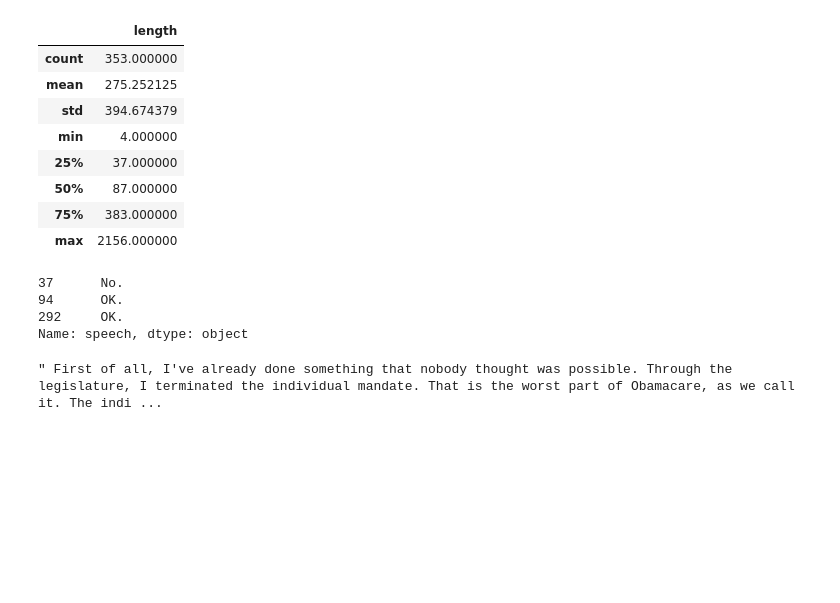
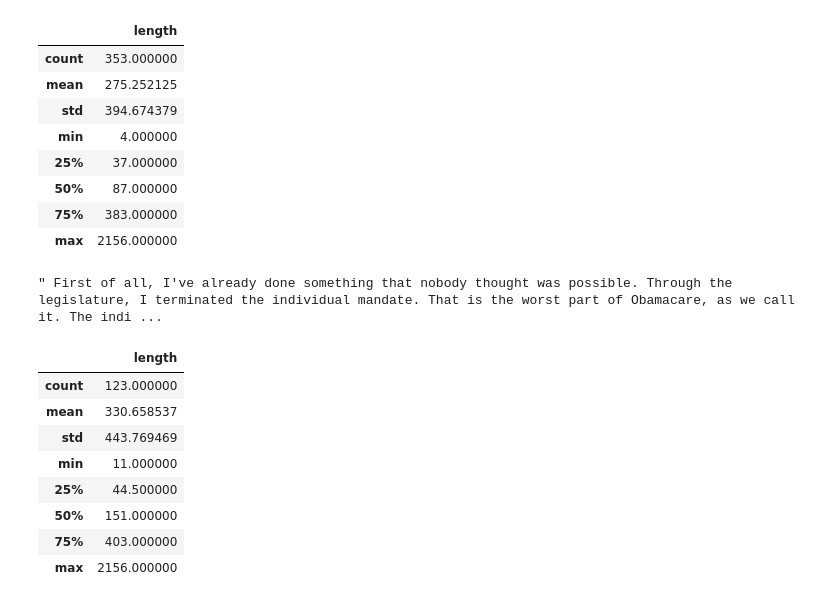
Before and after one commit to AmmarNassan/Supervised-Learning-with-Python, a Jupyter notebook: US Presidential Debate(Final) October 2020.ipynb, the cells around one changed output. Saved outputs shown, nothing was run; the diff lists cells and outputs as text; code cells hidden in the pictures; blank space fills up the shorter version.

```diff
--- a/US Presidential Debate(Final) October 2020.ipynb
+++ b/US Presidential Debate(Final) October 2020.ipynb
@@ -49,13 +57,4 @@ debate_df.describe()
 | 50% | 87.000000 |
 | 75% | 383.000000 |
 | max | 2156.000000 |
-# %%
-debate_df[debate_df['length']==4]['speech'].iloc[0]
-
-debate_df[debate_df['length']==4]['speech']
-# %% [output]
-37      No.
-94      OK.
-292     OK.
-Name: speech, dtype: object
 # %%
@@ -68,0 +69,12 @@ debate_df[debate_df['length']==2156]['speech'].iloc[0]
+# %%
+TRUMP_debate_df.describe()
+# %% [output]
+|  | length |
+| count | 123.000000 |
+| mean | 330.658537 |
+| std | 443.769469 |
+| min | 11.000000 |
+| 25% | 44.500000 |
+| 50% | 151.000000 |
+| 75% | 403.000000 |
+| max | 2156.000000 |
```
Also changed, not shown: parts of 15 cells of this notebook.
